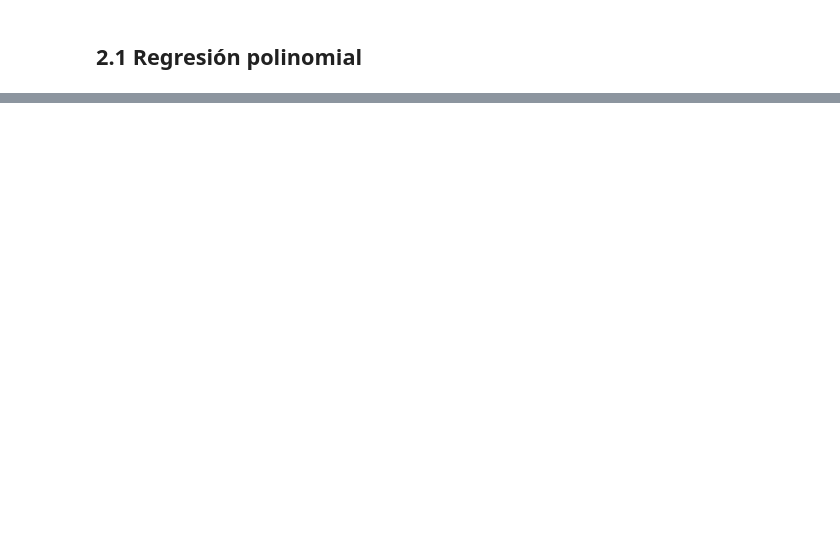
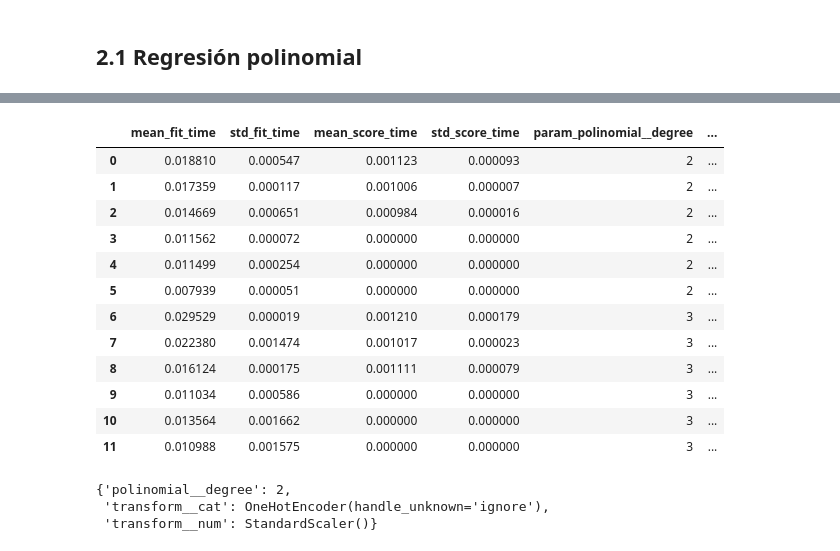
Before and after one commit to Sinis16/202220_Ejemplo_Parcial_Practico_1, a Jupyter notebook: Talleres/Taller 1/MINE_4206_202510_AML_Taller1.ipynb, the cells around one changed output, grey strips where cells are left out. Cells and saved outputs as stored; diff of their text form; code cells hidden in the pictures; blank space fills up the shorter version.

Commit message:
PolyBest

```diff
--- a/Talleres/Taller 1/MINE_4206_202510_AML_Taller1.ipynb
+++ b/Talleres/Taller 1/MINE_4206_202510_AML_Taller1.ipynb
@@ -310,0 +328,19 @@ pd.DataFrame(pipe.fit_transform(X_train).toarray(), columns=num_column_names)
+# %%
+estimators_best = [
+        ('transform', preprocessor),
+        ('polinomial',PolynomialFeatures())
+]
+
+pipe_best = Pipeline(estimators_best)
+
+# Parametros de la busqueda
+parameters = {
+              'polinomial__degree':[2,3],
+              'transform__num': [StandardScaler(), MinMaxScaler(), 'passthrough'],
+              'transform__cat': [OneHotEncoder(handle_unknown='ignore'), OrdinalEncoder(handle_unknown='use_encoded_value', unknown_value=0)]
+              }
+
+grid_search = GridSearchCV(pipe_best, parameters, verbose=2, scoring='neg_mean_squared_error', cv=2)
+# %%
+%%time
+grid_search.fit(X_train, y_train)
@@ -310,0 +444,24 @@ pd.DataFrame(pipe.fit_transform(X_train).toarray(), columns=num_column_names)
+# %%
+best_model = grid_search.best_estimator_
+
+pd.DataFrame(grid_search.cv_results_)
+# %% [output]
+|  | mean_fit_time | std_fit_time | mean_score_time | std_score_time | param_polinomial__degree | ... |
+| 0 | 0.018810 | 0.000547 | 0.001123 | 0.000093 | 2 | ... |
+| 1 | 0.017359 | 0.000117 | 0.001006 | 0.000007 | 2 | ... |
+| 2 | 0.014669 | 0.000651 | 0.000984 | 0.000016 | 2 | ... |
+| 3 | 0.011562 | 0.000072 | 0.000000 | 0.000000 | 2 | ... |
+| 4 | 0.011499 | 0.000254 | 0.000000 | 0.000000 | 2 | ... |
+| 5 | 0.007939 | 0.000051 | 0.000000 | 0.000000 | 2 | ... |
+| 6 | 0.029529 | 0.000019 | 0.001210 | 0.000179 | 3 | ... |
+| 7 | 0.022380 | 0.001474 | 0.001017 | 0.000023 | 3 | ... |
+| 8 | 0.016124 | 0.000175 | 0.001111 | 0.000079 | 3 | ... |
+| 9 | 0.011034 | 0.000586 | 0.000000 | 0.000000 | 3 | ... |
+| 10 | 0.013564 | 0.001662 | 0.000000 | 0.000000 | 3 | ... |
+| 11 | 0.010988 | 0.001575 | 0.000000 | 0.000000 | 3 | ... |
+# %%
+grid_search.best_params_
+# %% [output]
+{'polinomial__degree': 2,
+ 'transform__cat': OneHotEncoder(handle_unknown='ignore'),
+ 'transform__num': StandardScaler()}
```
Also changed, not shown: parts of 9 cells of this notebook.
